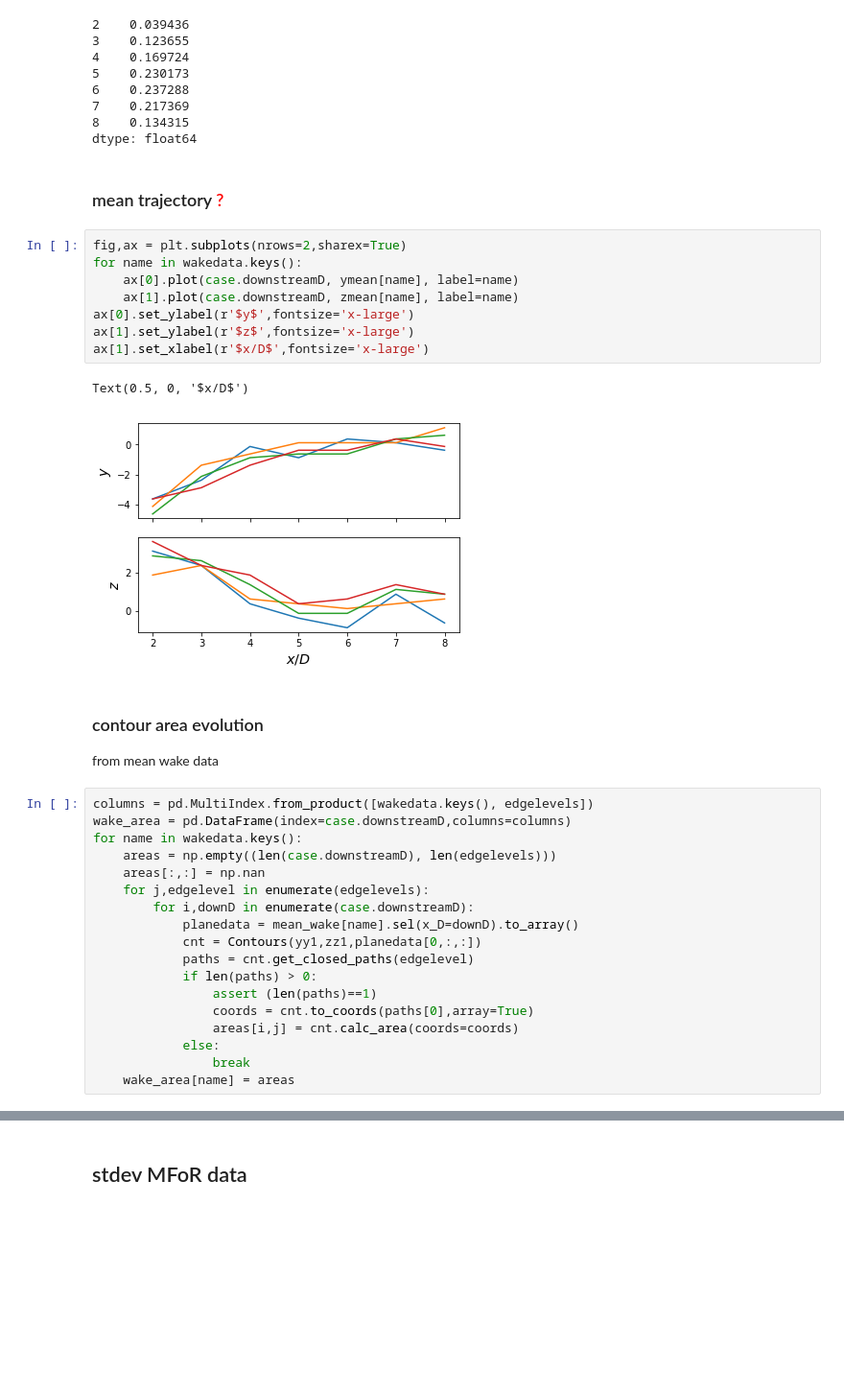
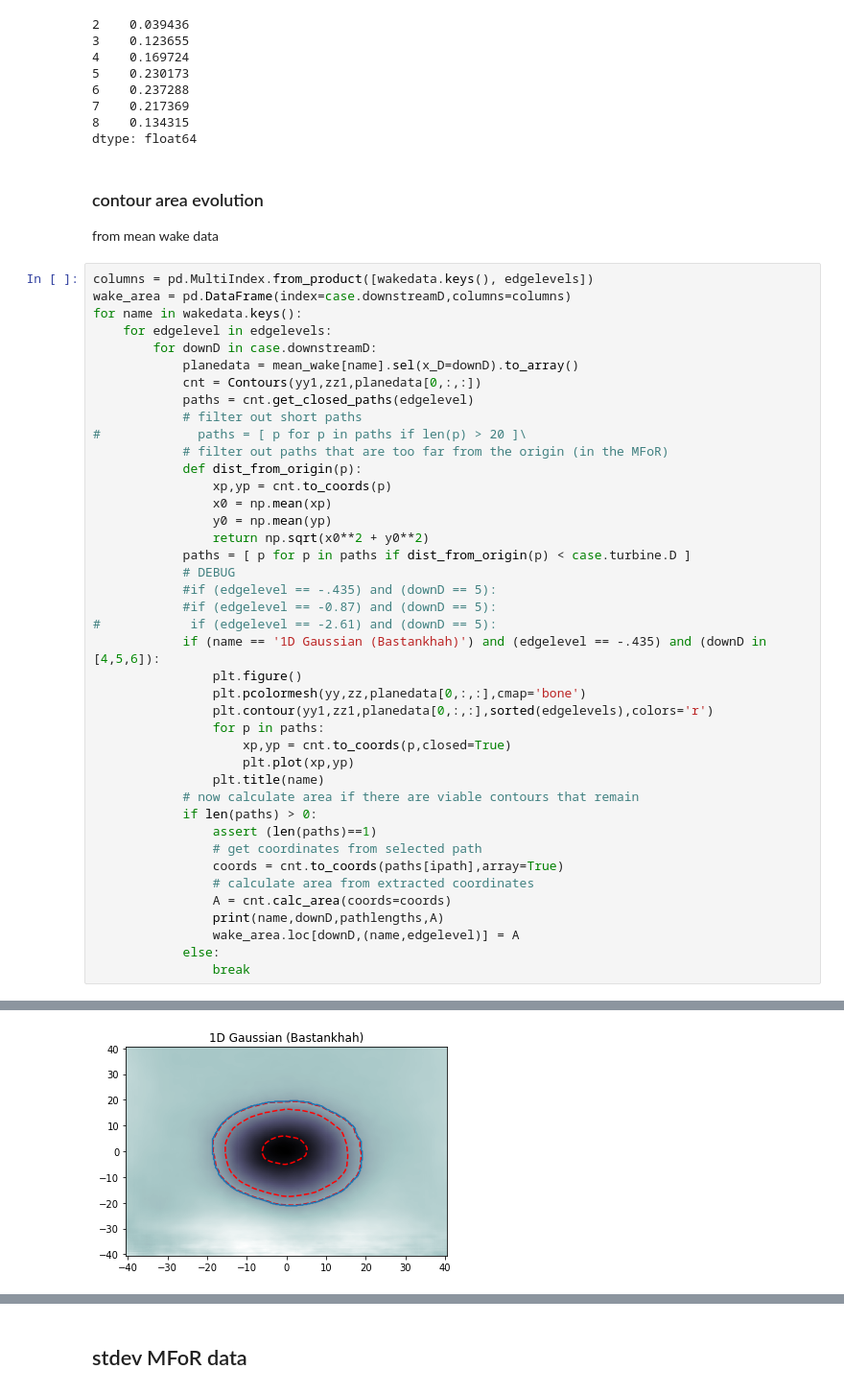
Before and after one commit to ewquon/analysis, a Jupyter notebook: WindTech2019/analyze_wake_MFoR.ipynb, the cells around one changed output, grey strips where cells are left out. Shown: that part at 96% size. Saved outputs shown, nothing was run; the diff lists cells and outputs as text; blank space fills up the shorter version.

```diff
--- a/WindTech2019/analyze_wake_MFoR.ipynb
+++ b/WindTech2019/analyze_wake_MFoR.ipynb
@@ -189,37 +190,48 @@ recovery.max(axis=1) - recovery.min(axis=1)
 7    0.217369
 8    0.134315
 dtype: float64
-# %% [markdown]
-### mean trajectory <font color='red'>?</font>
-# %%
-fig,ax = plt.subplots(nrows=2,sharex=True)
-for name in wakedata.keys():
-    ax[0].plot(case.downstreamD, ymean[name], label=name)
-    ax[1].plot(case.downstreamD, zmean[name], label=name)
-ax[0].set_ylabel(r'$y$',fontsize='x-large')
-ax[1].set_ylabel(r'$z$',fontsize='x-large')
-ax[1].set_xlabel(r'$x/D$',fontsize='x-large')
-# %% [output]
-Text(0.5, 0, '$x/D$')
-[figure, removed]
 # %% [markdown]
 ### contour area evolution
 from mean wake data
-# %%
-columns = pd.MultiIndex.from_product([wakedata.keys(), edgelevels])
-wake_area = pd.DataFrame(index=case.downstreamD,columns=columns)
-for name in wakedata.keys():
-    areas = np.empty((len(case.downstreamD), len(edgelevels)))
-    areas[:,:] = np.nan
-    for j,edgelevel in enumerate(edgelevels):
-        for i,downD in enumerate(case.downstreamD):
-            planedata = mean_wake[name].sel(x_D=downD).to_array()
-            cnt = Contours(yy1,zz1,planedata[0,:,:])
-            paths = cnt.get_closed_paths(edgelevel)
-            if len(paths) > 0:
-                assert (len(paths)==1)
-                coords = cnt.to_coords(paths[0],array=True)
-                areas[i,j] = cnt.calc_area(coords=coords)
-            else:
-                break
-    wake_area[name] = areas
+# %%
+columns = pd.MultiIndex.from_product([wakedata.keys(), edgelevels])
+wake_area = pd.DataFrame(index=case.downstreamD,columns=columns)
+for name in wakedata.keys():
+    for edgelevel in edgelevels:
+        for downD in case.downstreamD:
+            planedata = mean_wake[name].sel(x_D=downD).to_array()
+            cnt = Contours(yy1,zz1,planedata[0,:,:])
+            paths = cnt.get_closed_paths(edgelevel)
+            # filter out short paths
+#             paths = [ p for p in paths if len(p) > 20 ]\
+            # filter out paths that are too far from the origin (in the MFoR)
+            def dist_from_origin(p):
+                xp,yp = cnt.to_coords(p)
+                x0 = np.mean(xp)
+                y0 = np.mean(yp)
+                return np.sqrt(x0**2 + y0**2)
+            paths = [ p for p in paths if dist_from_origin(p) < case.turbine.D ]
+            # DEBUG
+            #if (edgelevel == -.435) and (downD == 5):
+            #if (edgelevel == -0.87) and (downD == 5):
+#            if (edgelevel == -2.61) and (downD == 5):
+            if (name == '1D Gaussian (Bastankhah)') and (edgelevel == -.435) and (downD in [4,5,6]):
+                plt.figure()
+                plt.pcolormesh(yy,zz,planedata[0,:,:],cmap='bone')
+                plt.contour(yy1,zz1,planedata[0,:,:],sorted(edgelevels),colors='r')
+                for p in paths:
+                    xp,yp = cnt.to_coords(p,closed=True)
+                    plt.plot(xp,yp)
+                plt.title(name)
+            # now calculate area if there are viable contours that remain
+            if len(paths) > 0:
+                assert (len(paths)==1)
+                # get coordinates from selected path
+                coords = cnt.to_coords(paths[ipath],array=True)
+                # calculate area from extracted coordinates
+                A = cnt.calc_area(coords=coords)
+                print(name,downD,pathlengths,A)
+                wake_area.loc[downD,(name,edgelevel)] = A
+            else:
+                break
+# %% [output]
@@ -225,0 +255 @@ for name in wakedata.keys():
+[figure, added]
```
Also changed, not shown: parts of 14 cells of this notebook.
